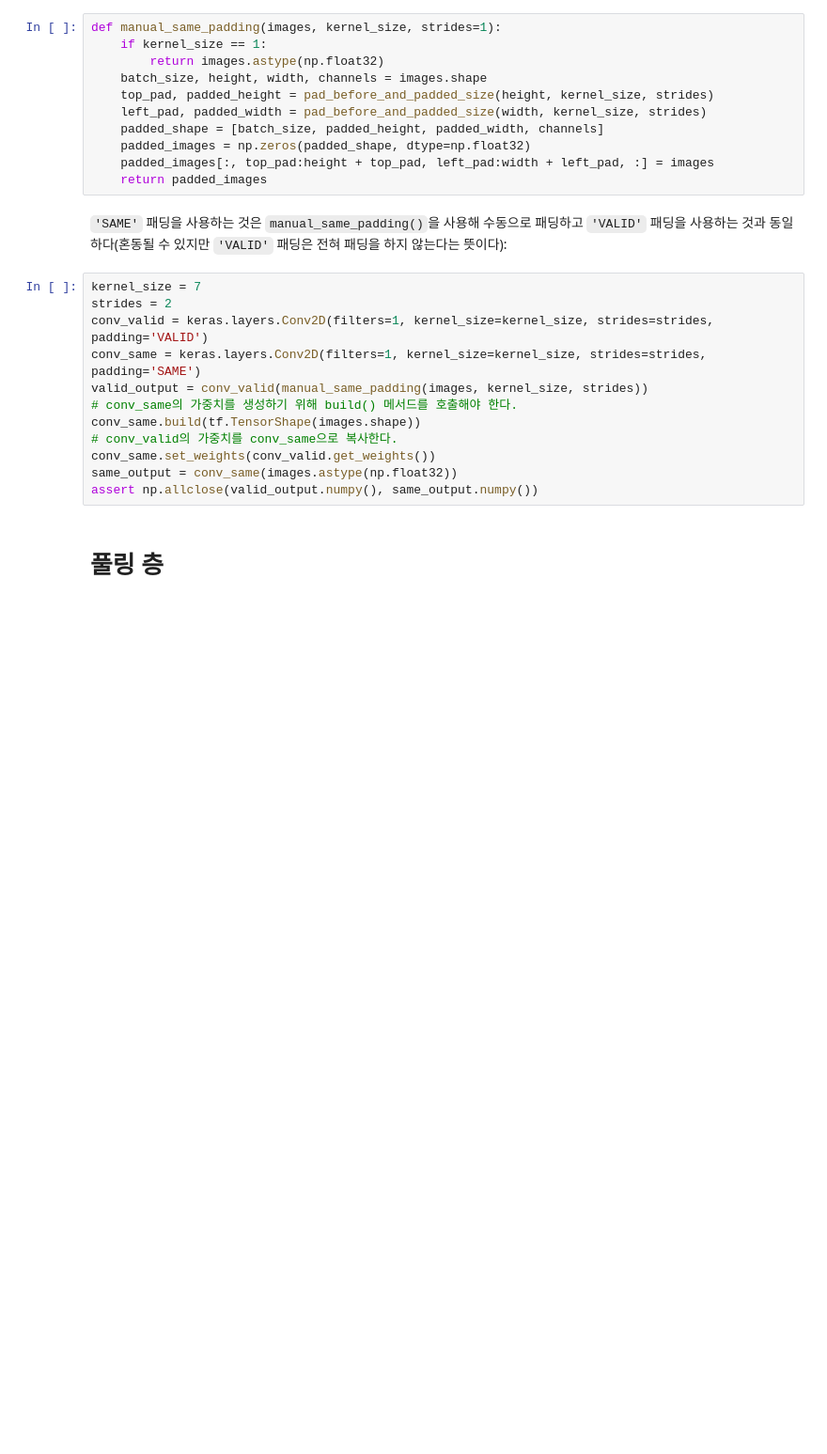
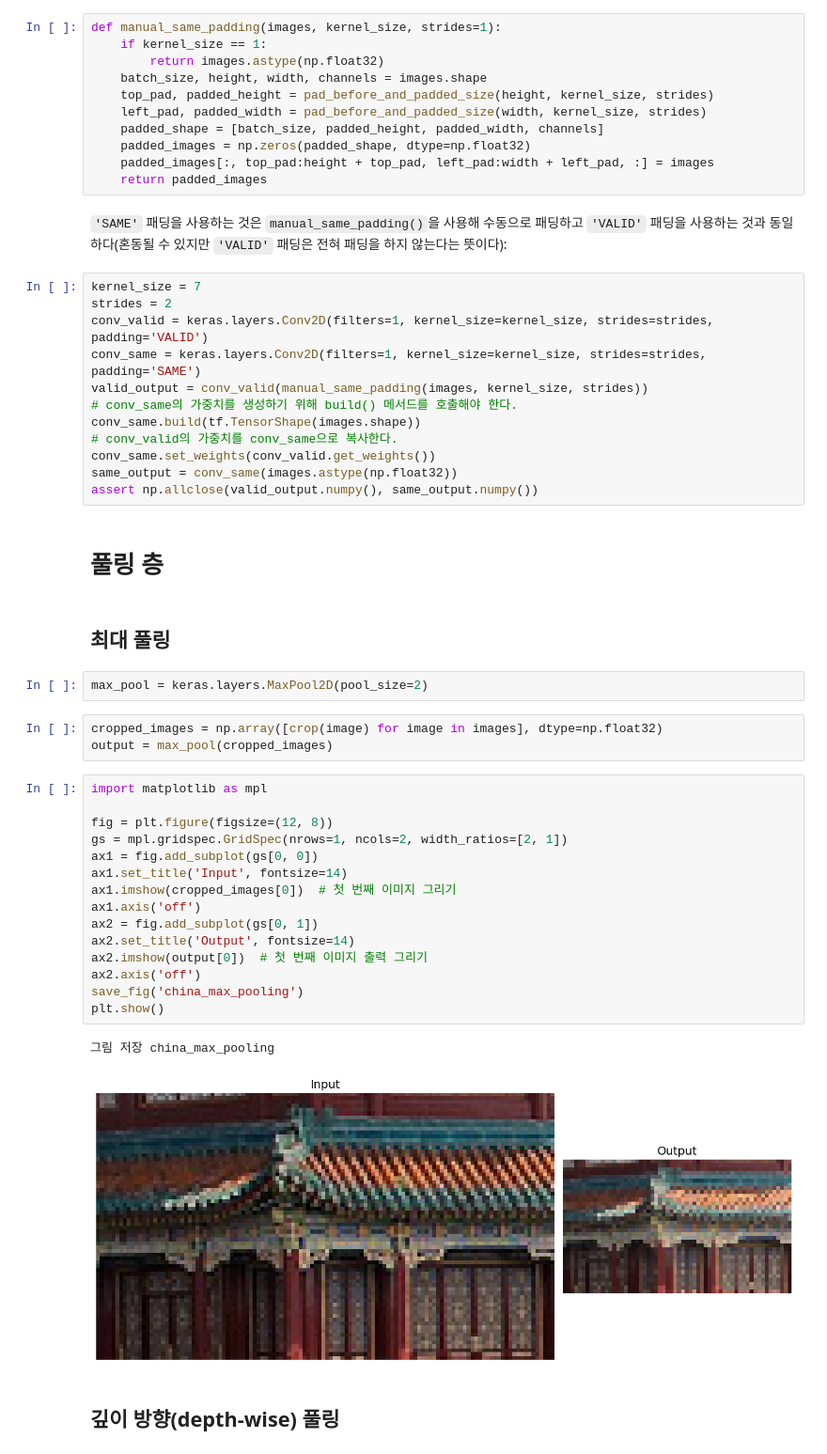
Before and after one commit to r0cd7b/deep_computer_vision_with_cnns, a Jupyter notebook: deep_computer_vision_with_cnns.ipynb, the cells around one changed output. Shown: that part at 94% size. Cells and saved outputs as stored; diff of their text form; blank space fills up the shorter version.

```diff
--- a/deep_computer_vision_with_cnns.ipynb
+++ b/deep_computer_vision_with_cnns.ipynb
@@ -179,3 +179,30 @@ same_output = conv_same(images.astype(np.float32))
 assert np.allclose(valid_output.numpy(), same_output.numpy())
 # %% [markdown]
 # 풀링 층
+# %% [markdown]
+## 최대 풀링
+# %%
+max_pool = keras.layers.MaxPool2D(pool_size=2)
+# %%
+cropped_images = np.array([crop(image) for image in images], dtype=np.float32)
+output = max_pool(cropped_images)
+# %%
+import matplotlib as mpl
+
+fig = plt.figure(figsize=(12, 8))
+gs = mpl.gridspec.GridSpec(nrows=1, ncols=2, width_ratios=[2, 1])
+ax1 = fig.add_subplot(gs[0, 0])
+ax1.set_title('Input', fontsize=14)
+ax1.imshow(cropped_images[0])  # 첫 번째 이미지 그리기
+ax1.axis('off')
+ax2 = fig.add_subplot(gs[0, 1])
+ax2.set_title('Output', fontsize=14)
+ax2.imshow(output[0])  # 첫 번째 이미지 출력 그리기
+ax2.axis('off')
+save_fig('china_max_pooling')
+plt.show()
+# %% [output]
+그림 저장 china_max_pooling
+[figure, added]
+# %% [markdown]
+## 깊이 방향(depth-wise) 풀링
```
Also changed, not shown: parts of 6 cells of this notebook, 1 other file.
